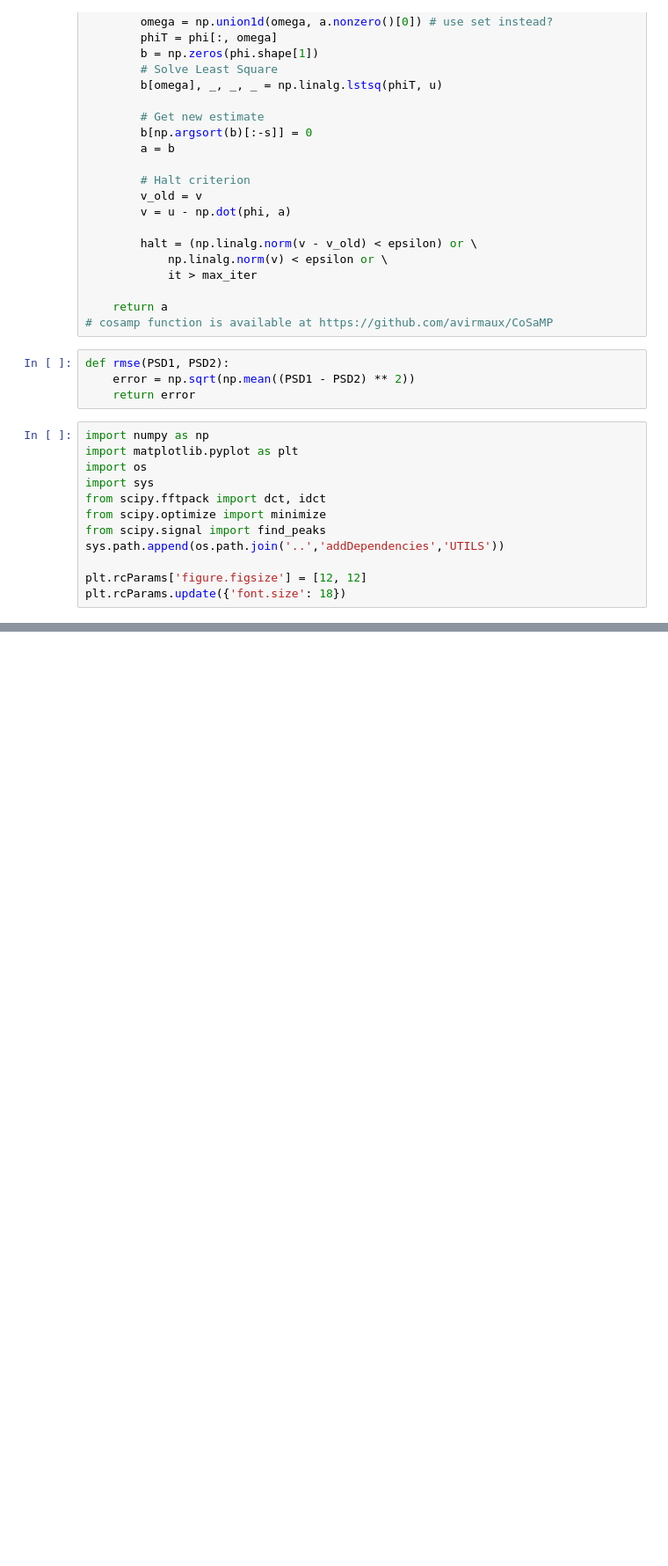
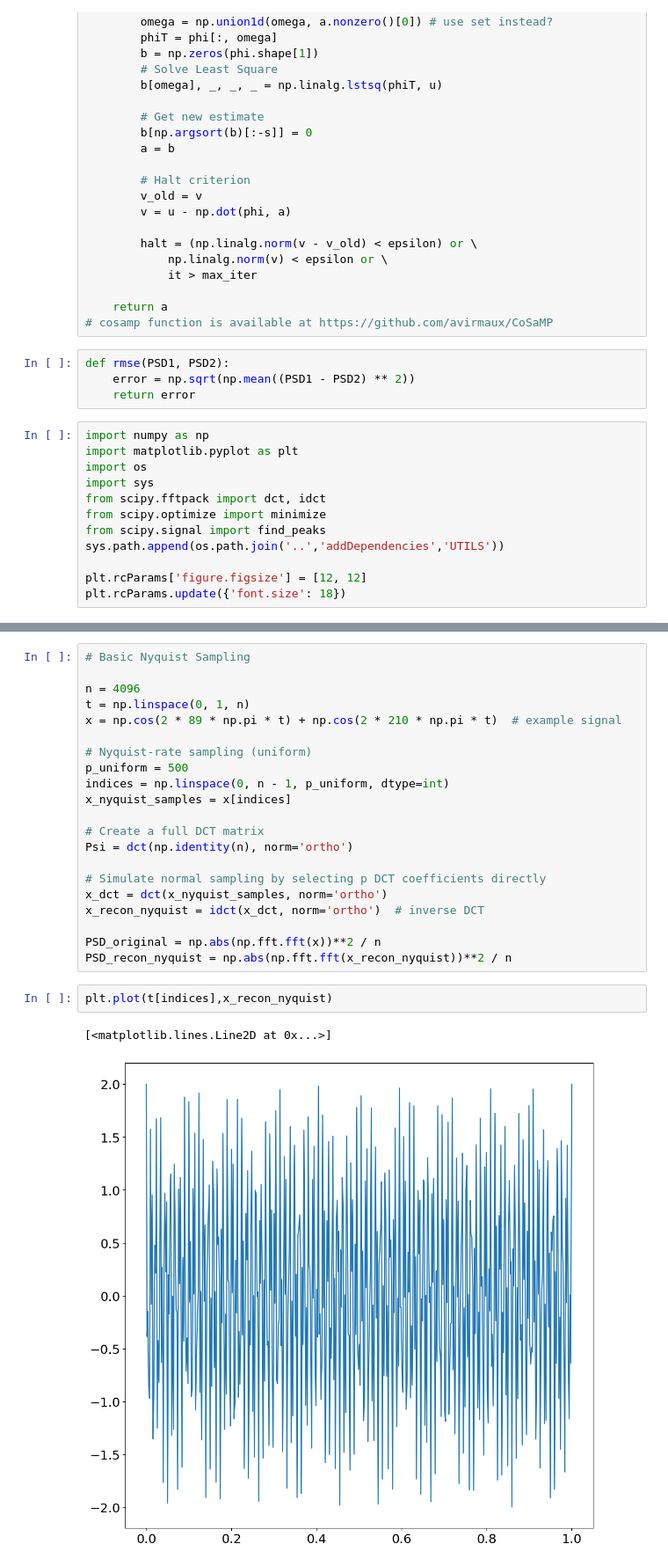
Before and after one commit to LorenzoJoquino/Physics215Project_CompSensGroup, a Jupyter notebook: notebooks/AddingSineWavesCompression.ipynb, the cells around one changed output, grey strips where cells are left out. Shown: that part at 88% size. Drawn from its saved outputs; the diff is of its cells as text; blank space fills up the shorter version.

Commit message:
added basic nyquist

```diff
--- a/notebooks/AddingSineWavesCompression.ipynb
+++ b/notebooks/AddingSineWavesCompression.ipynb
@@ -264,0 +280,26 @@ plt.show()
+# %%
+# Basic Nyquist Sampling
+
+n = 4096
+t = np.linspace(0, 1, n)
+x = np.cos(2 * 89 * np.pi * t) + np.cos(2 * 210 * np.pi * t)  # example signal
+
+# Nyquist-rate sampling (uniform)
+p_uniform = 500
+indices = np.linspace(0, n - 1, p_uniform, dtype=int)
+x_nyquist_samples = x[indices]
+
+# Create a full DCT matrix
+Psi = dct(np.identity(n), norm='ortho')
+
+# Simulate normal sampling by selecting p DCT coefficients directly
+x_dct = dct(x_nyquist_samples, norm='ortho')
+x_recon_nyquist = idct(x_dct, norm='ortho')  # inverse DCT
+
+PSD_original = np.abs(np.fft.fft(x))**2 / n
+PSD_recon_nyquist = np.abs(np.fft.fft(x_recon_nyquist))**2 / n
+# %%
+plt.plot(t[indices],x_recon_nyquist)
+# %% [output]
+[<matplotlib.lines.Line2D at 0x...>]
+[figure, added]
```
Also changed, not shown: parts of 7 cells of this notebook.
